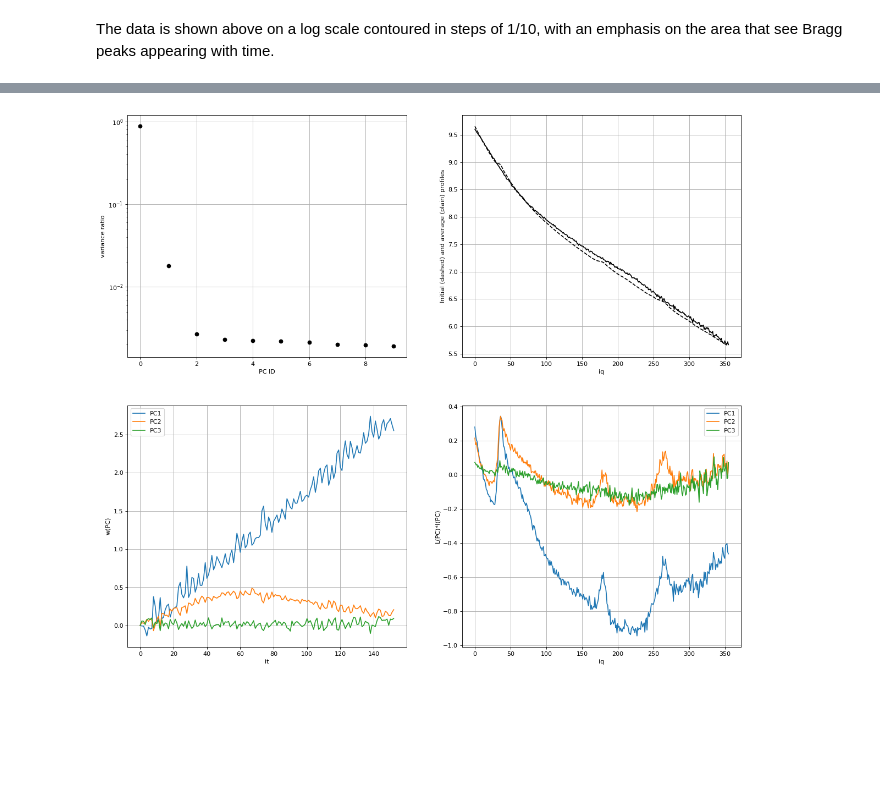
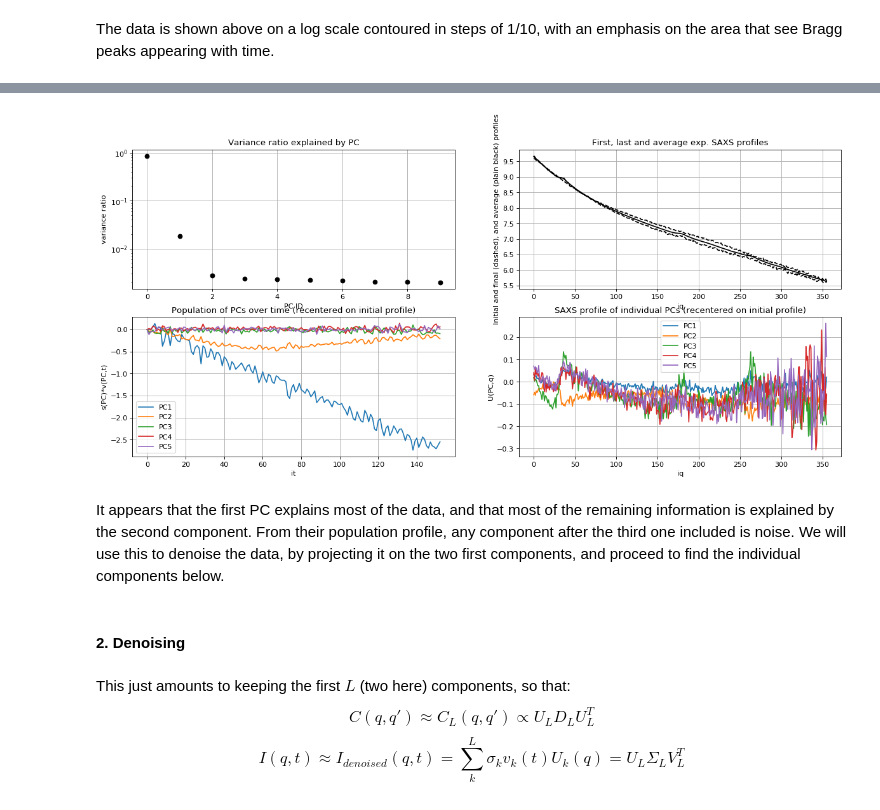
Before and after one commit to fredericpoitevin/trSAXS, a Jupyter notebook: docs/trSAXS-Slayer.ipynb, the cells around one changed output, grey strips where cells are left out. Cells and saved outputs as stored; diff of their text form; code cells hidden in the pictures; blank space fills up the shorter version.

```diff
--- a/docs/trSAXS-Slayer.ipynb
+++ b/docs/trSAXS-Slayer.ipynb
@@ -111,47 +104,61 @@ H = pca.fit_transform(data.T)  # Reconstruct signals based on orthogonal compone
 #proj = pca.transform(data.T)
 # %%
 # parameters for figure below
-nPCs = 3
+nPCs = 5
 eigenval = pca.singular_values_[0:nPCs]
 eigenvec = pca.components_.T[:,0:nPCs]
 weights  = pca.transform(data.T)
 meanvec  = pca.mean_
 initvec  = data.T[0,:]
-endvec   = data.T[len(t)-70,:]
-labels = ['PC1', 'PC2', 'PC3']
+endvec   = data.T[len(t)-1,:]
+labels = ['PC1', 'PC2', 'PC3','PC4','PC5']
 #
-plt.figure(figsize=(18, 16), dpi= 80, facecolor='w', edgecolor='k')
+plt.figure(figsize=(18, 8), dpi= 80, facecolor='w', edgecolor='k')
 #
 plt.subplot(221)
 plt.grid()
+plt.title('Variance ratio explained by PC')
 plt.xlabel('PC ID')
 plt.ylabel('variance ratio')
 plt.semilogy(pca.explained_variance_ratio_, 'ko')
+#plt.semilogy(np.cumsum(pca.explained_variance_ratio_), 'ko')
 #
 plt.subplot(222)
 plt.grid()
+plt.title('First, last and average exp. SAXS profiles')
 plt.xlabel('iq')
-plt.ylabel('Initial (dashed) and average (plain) profiles')
-plt.plot(initvec, color='black')
-plt.plot(meanvec, 'k--')
+plt.ylabel('Initial and final (dashed), and average (plain black) profiles')
+plt.plot(initvec, 'k--')
+plt.plot(endvec, 'k--')
+plt.plot(meanvec, color='black')
 #
 plt.subplot(223)
 plt.grid()
+plt.title('Population of PCs over time (recentered on initial profile)')
 plt.xlabel('it')
-plt.ylabel('w(PC)')
+plt.ylabel('s(PC)*v(PC,t)')
 for i in np.arange(0,nPCs,1):
     wzero = weights[0,i]
     plt.plot(weights[:,i]-wzero, label=labels[i])
 plt.legend()
 #
 plt.subplot(224)
 plt.grid()
+plt.title('SAXS profile of individual PCs (recentered on initial profile)')
 plt.xlabel('iq')
-plt.ylabel('L(PC)*I(PC)')
+plt.ylabel('U(PC,q)')
 for i in np.arange(0,nPCs,1):
-    plt.plot(eigenval[i]*eigenvec[:,i] + meanvec - initvec, label=labels[i])
+    plt.plot(eigenvec[:,i] + meanvec - initvec, label=labels[i])
 plt.legend()
 #
 plt.show()
 # %% [output]
-[figure, old version]
+[figure, new version]
+# %% [markdown]
+It appears that the first PC explains most of the data, and that most of the remaining information is explained by the second component. From their population profile, any component after the third one included is noise. We will use this to denoise the data, by projecting it on the two first components, and proceed to find the individual components below.
+# %% [markdown]
+#### 2. Denoising
+# %% [markdown]
+This just amounts to keeping the first $L$ (two here) components, so that:
+$$C(q,q') \approx C_{L}(q,q') \propto U_{L}D_{L}U_{L}^{T}$$
+$$I(q,t) \approx I_{denoised}(q,t) = \sum_{k}^{L}\sigma_{k}v_{k}(t)U_{k}(q) = U_{L}\Sigma_{L} V_{L}^{T}$$
```
Also changed, not shown: parts of 13 cells of this notebook, 3 other files.
